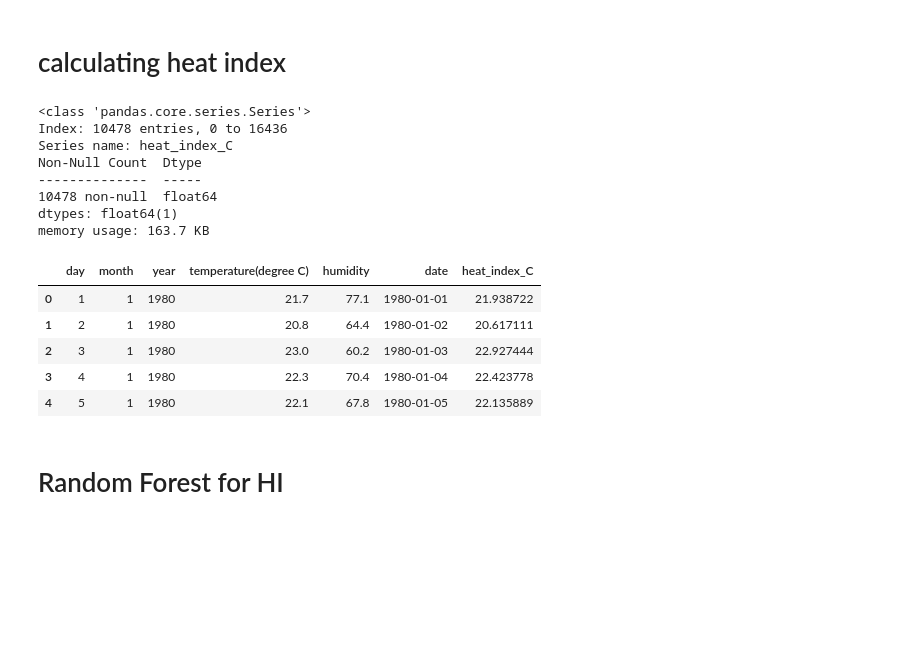
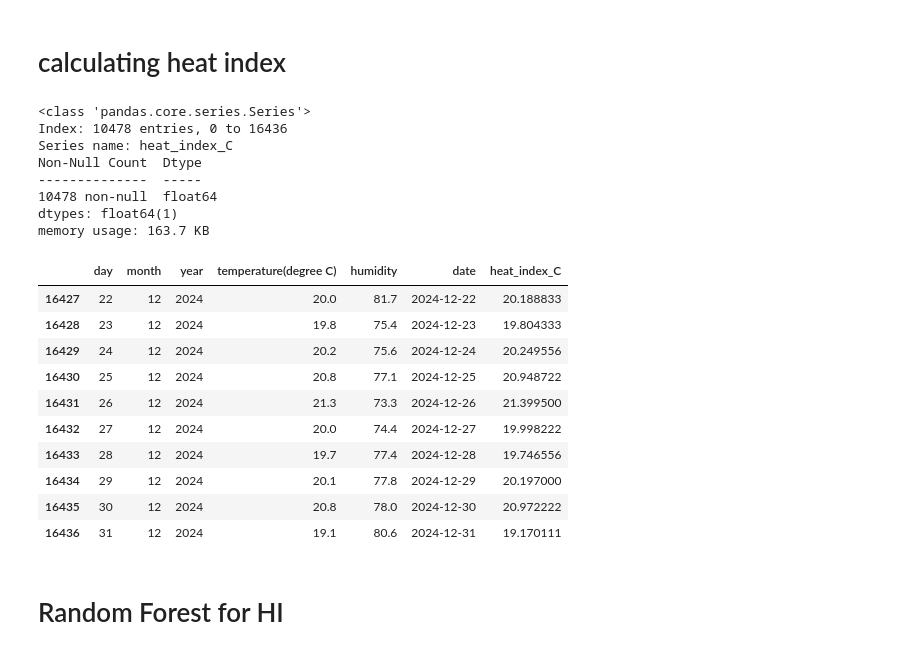
Before and after one commit to not-your-pancake/TCC-ensembling-paper, a Jupyter notebook: 1-Heat-Index/1-bagherhat/bagerhat_Heat_index.ipynb, the cells around one changed output. Cells and saved outputs as stored; diff of their text form; code cells hidden in the pictures; blank space fills up the shorter version.

```diff
--- a/1-Heat-Index/1-bagherhat/bagerhat_Heat_index.ipynb
+++ b/1-Heat-Index/1-bagherhat/bagerhat_Heat_index.ipynb
@@ -148,39 +148,44 @@ def calculate_heat_index(temperature_c, humidity):
     t_f = t_c * 9.0/5.0 + 32.0
 
     # Simple approximation:
     hi = 0.5 * (t_f + 61.0 + ((t_f - 68.0) * 1.2) + (h * 0.094))
     # Full NWS formula if applicable:
     if hi >= 80.0:
         T = t_f; R = h
         hi = (-42.379 + 2.04901523 * T + 10.14333127 * R
               - 0.22475541 * T * R - 6.83783e-3 * T**2
               - 5.481717e-2 * R**2 + 1.22874e-3 * T**2 * R
               + 8.5282e-4 * T * R**2 - 1.99e-6 * T**2 * R**2)
 
     # Convert back to °C: $C = \\frac{5}{9}(F - 32)$
     hi_c = (hi - 32.0) * 5.0/9.0
     return hi_c
 
 with_no_null_HI['heat_index_C'] = with_no_null_HI.apply(
     lambda r: calculate_heat_index(r[temp_col], r[hum_col]), axis=1)
 # ...existing code...
 with_no_null_HI['heat_index_C'].info()
-with_no_null_HI.head()
+with_no_null_HI.tail(10)
 # %% [output]
 <class 'pandas.core.series.Series'>
 Index: 10478 entries, 0 to 16436
 Series name: heat_index_C
 Non-Null Count  Dtype
 --------------  -----
 10478 non-null  float64
 dtypes: float64(1)
 memory usage: 163.7 KB
 |  | day | month | year | temperature(degree C) | humidity | date | heat_index_C |
-| 0 | 1 | 1 | 1980 | 21.7 | 77.1 | 1980-01-01 | 21.938722 |
-| 1 | 2 | 1 | 1980 | 20.8 | 64.4 | 1980-01-02 | 20.617111 |
-| 2 | 3 | 1 | 1980 | 23.0 | 60.2 | 1980-01-03 | 22.927444 |
-| 3 | 4 | 1 | 1980 | 22.3 | 70.4 | 1980-01-04 | 22.423778 |
-| 4 | 5 | 1 | 1980 | 22.1 | 67.8 | 1980-01-05 | 22.135889 |
+| 16427 | 22 | 12 | 2024 | 20.0 | 81.7 | 2024-12-22 | 20.188833 |
+| 16428 | 23 | 12 | 2024 | 19.8 | 75.4 | 2024-12-23 | 19.804333 |
+| 16429 | 24 | 12 | 2024 | 20.2 | 75.6 | 2024-12-24 | 20.249556 |
+| 16430 | 25 | 12 | 2024 | 20.8 | 77.1 | 2024-12-25 | 20.948722 |
+| 16431 | 26 | 12 | 2024 | 21.3 | 73.3 | 2024-12-26 | 21.399500 |
+| 16432 | 27 | 12 | 2024 | 20.0 | 74.4 | 2024-12-27 | 19.998222 |
+| 16433 | 28 | 12 | 2024 | 19.7 | 77.4 | 2024-12-28 | 19.746556 |
+| 16434 | 29 | 12 | 2024 | 20.1 | 77.8 | 2024-12-29 | 20.197000 |
+| 16435 | 30 | 12 | 2024 | 20.8 | 78.0 | 2024-12-30 | 20.972222 |
+| 16436 | 31 | 12 | 2024 | 19.1 | 80.6 | 2024-12-31 | 19.170111 |
 # %% [markdown]
 # Random Forest for HI
 # %%
```
Also changed, not shown: parts of 7 cells of this notebook.
